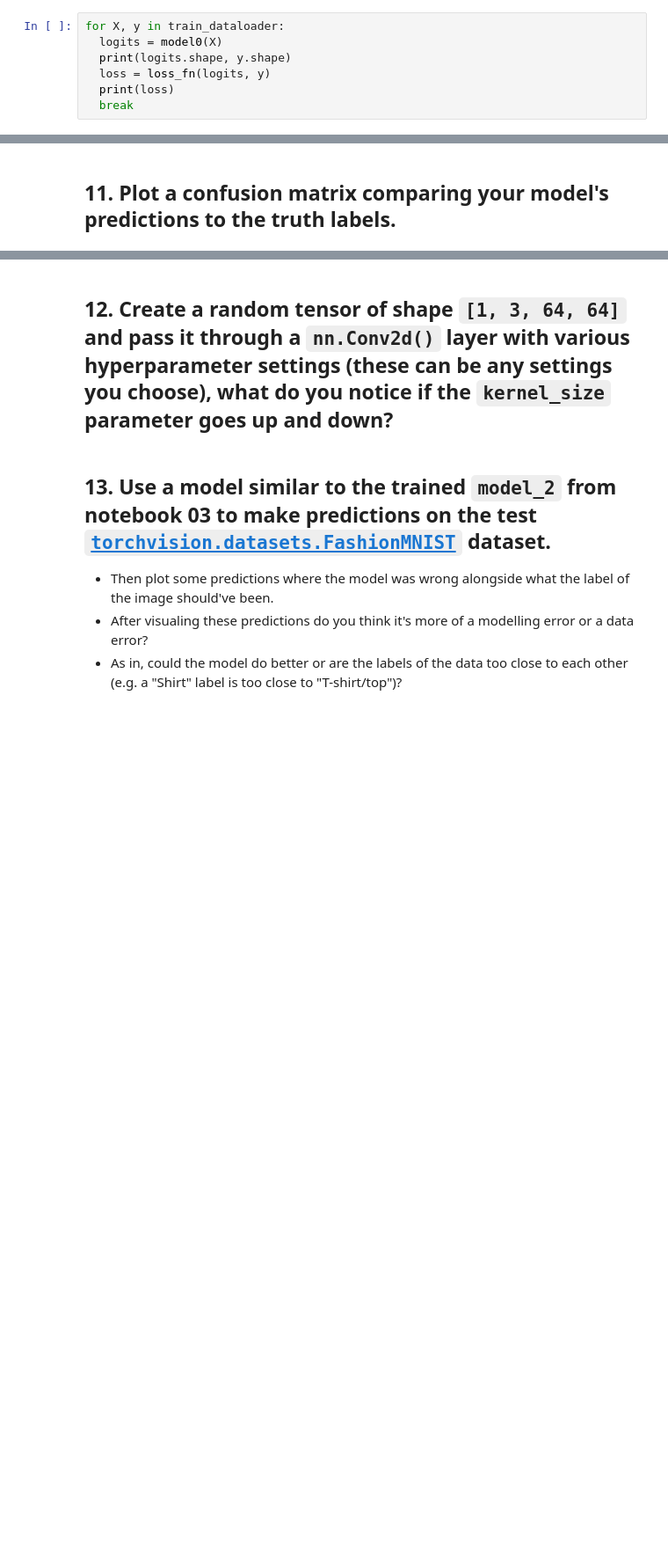
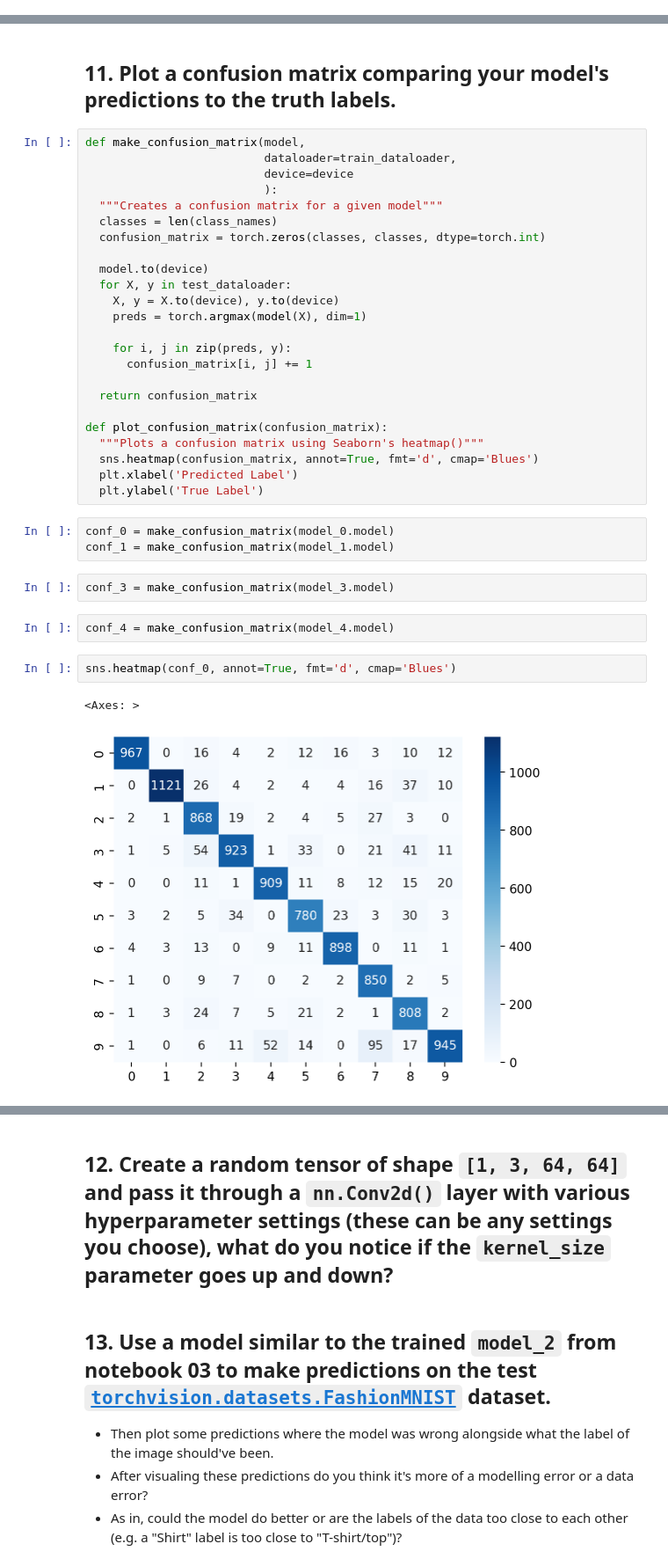
Before and after one commit to SorenKyhl/pytorch-deep-learning, a Jupyter notebook: extras/exercises/03_pytorch_computer_vision_exercises.ipynb, the cells around one changed output, grey strips where cells are left out. Shown at 88% size. Saved outputs shown, nothing was run; the diff lists cells and outputs as text; blank space fills up the shorter version.

```diff
--- a/extras/exercises/03_pytorch_computer_vision_exercises.ipynb
+++ b/extras/exercises/03_pytorch_computer_vision_exercises.ipynb
@@ -166,7 +167,0 @@ TinyNN(
-# %%
-for X, y in train_dataloader:
-  logits = model0(X)
-  print(logits.shape, y.shape)
-  loss = loss_fn(logits, y)
-  print(loss)
-  break
@@ -196,2 +535,38 @@ for epoch in range(n_epochs):
 # %% [markdown]
 ## 11. Plot a confusion matrix comparing your model's predictions to the truth labels.
+# %%
+def make_confusion_matrix(model,
+                          dataloader=train_dataloader,
+                          device=device
+                          ):
+  """Creates a confusion matrix for a given model"""
+  classes = len(class_names)
+  confusion_matrix = torch.zeros(classes, classes, dtype=torch.int)
+
+  model.to(device)
+  for X, y in test_dataloader:
+    X, y = X.to(device), y.to(device)
+    preds = torch.argmax(model(X), dim=1)
+
+    for i, j in zip(preds, y):
+      confusion_matrix[i, j] += 1
+
+  return confusion_matrix
+
+def plot_confusion_matrix(confusion_matrix):
+  """Plots a confusion matrix using Seaborn's heatmap()"""
+  sns.heatmap(confusion_matrix, annot=True, fmt='d', cmap='Blues')
+  plt.xlabel('Predicted Label')
+  plt.ylabel('True Label')
+# %%
+conf_0 = make_confusion_matrix(model_0.model)
+conf_1 = make_confusion_matrix(model_1.model)
+# %%
+conf_3 = make_confusion_matrix(model_3.model)
+# %%
+conf_4 = make_confusion_matrix(model_4.model)
+# %%
+sns.heatmap(conf_0, annot=True, fmt='d', cmap='Blues')
+# %% [output]
+<Axes: >
+[figure, added]
```
Also changed, not shown: parts of 52 cells of this notebook.
